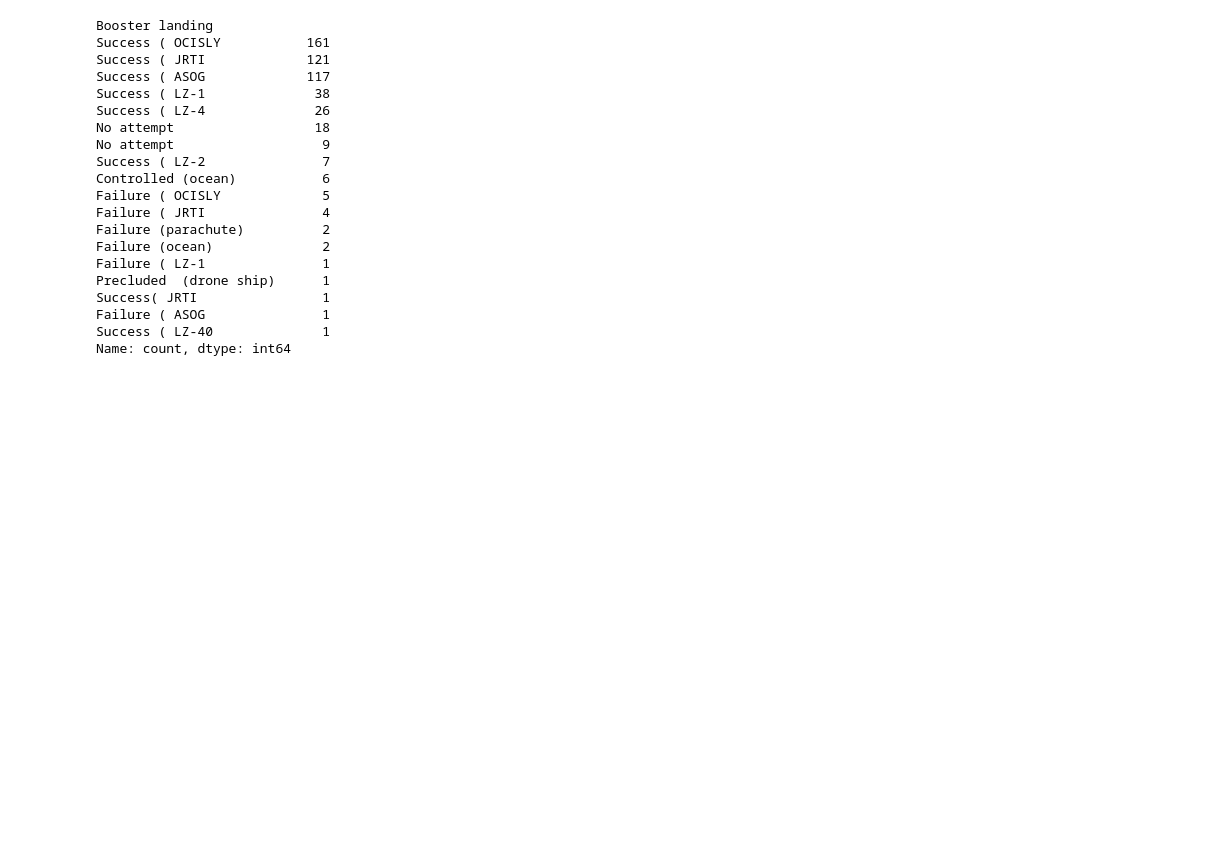
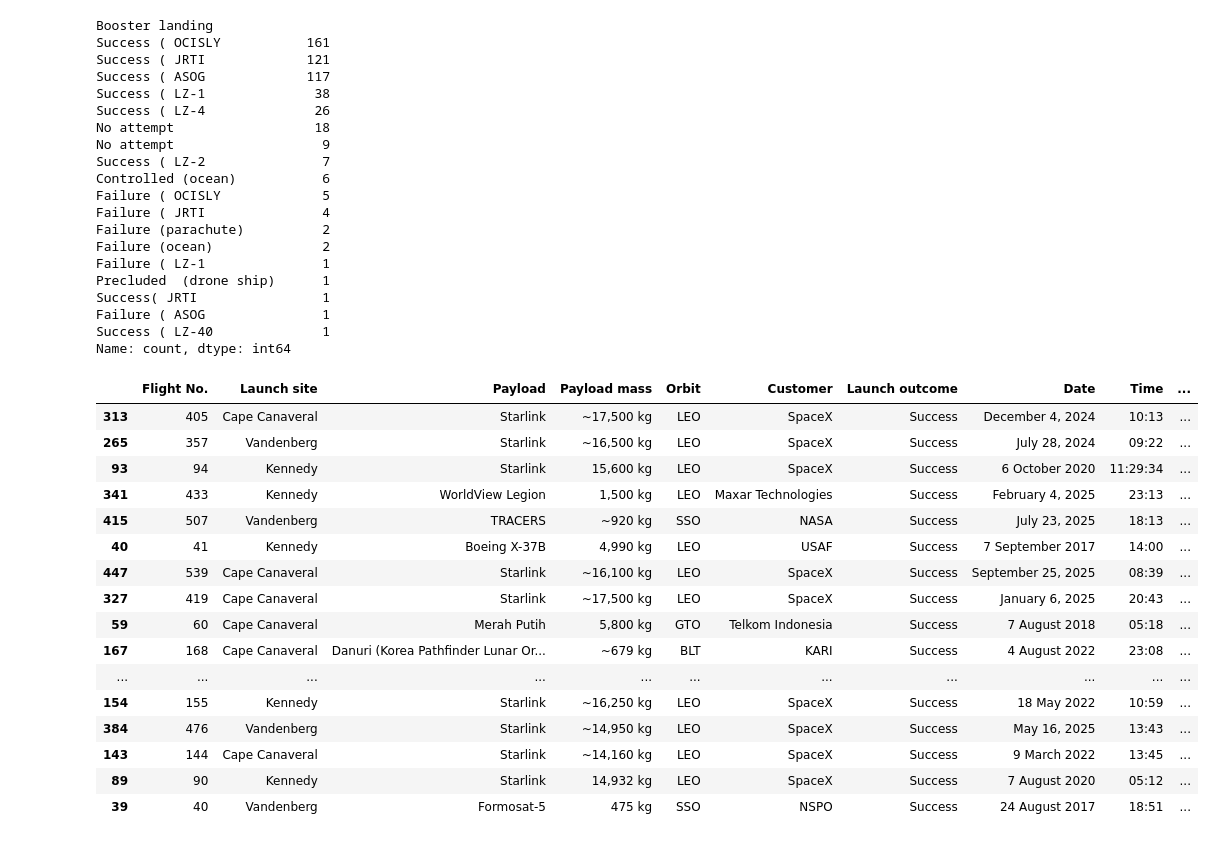
Before and after one commit to Miller130s/Space-Launch, a Jupyter notebook: scratch.ipynb, the cells around one changed output. Saved outputs shown, nothing was run; the diff lists cells and outputs as text; code cells hidden in the pictures; blank space fills up the shorter version.

```diff
--- a/scratch.ipynb
+++ b/scratch.ipynb
@@ -101,3 +101,37 @@ Success( JRTI                1
 Failure ( ASOG               1
 Success ( LZ‑40              1
 Name: count, dtype: int64
+# %%
+heavy_df["site_flag"] = None
+
+# Cape = 1
+heavy_df.loc[
+    heavy_df["Launch site"].str.contains("Cape Canaveral|Kennedy", case=False, na=False),
+    "site_flag"
+] = 1
+
+# Vandenberg = 0
+heavy_df.loc[
+    heavy_df["Launch site"].str.contains("Vandenberg", case=False, na=False),
+    "site_flag"
+] = 0
+# %%
+heavy_df.sample(50)
+# %% [output]
+|  | Flight No. | Launch site | Payload | Payload mass | Orbit | Customer | Launch outcome | Date | Time | ... |
+| 313 | 405 | Cape Canaveral | Starlink | ~17,500 kg | LEO | SpaceX | Success | December 4, 2024 | 10:13 | ... |
+| 265 | 357 | Vandenberg | Starlink | ~16,500 kg | LEO | SpaceX | Success | July 28, 2024 | 09:22 | ... |
+| 93 | 94 | Kennedy | Starlink | 15,600 kg | LEO | SpaceX | Success | 6 October 2020 | 11:29:34 | ... |
+| 341 | 433 | Kennedy | WorldView Legion | 1,500 kg | LEO | Maxar Technologies | Success | February 4, 2025 | 23:13 | ... |
+| 415 | 507 | Vandenberg | TRACERS | ~920 kg | SSO | NASA | Success | July 23, 2025 | 18:13 | ... |
+| 40 | 41 | Kennedy | Boeing X-37B | 4,990 kg | LEO | USAF | Success | 7 September 2017 | 14:00 | ... |
+| 447 | 539 | Cape Canaveral | Starlink | ~16,100 kg | LEO | SpaceX | Success | September 25, 2025 | 08:39 | ... |
+| 327 | 419 | Cape Canaveral | Starlink | ~17,500 kg | LEO | SpaceX | Success | January 6, 2025 | 20:43 | ... |
+| 59 | 60 | Cape Canaveral | Merah Putih | 5,800 kg | GTO | Telkom Indonesia | Success | 7 August 2018 | 05:18 | ... |
+| 167 | 168 | Cape Canaveral | Danuri (Korea Pathfinder Lunar Or... | ~679 kg | BLT | KARI | Success | 4 August 2022 | 23:08 | ... |
+| ... | ... | ... | ... | ... | ... | ... | ... | ... | ... | ... |
+| 154 | 155 | Kennedy | Starlink | ~16,250 kg | LEO | SpaceX | Success | 18 May 2022 | 10:59 | ... |
+| 384 | 476 | Vandenberg | Starlink | ~14,950 kg | LEO | SpaceX | Success | May 16, 2025 | 13:43 | ... |
+| 143 | 144 | Cape Canaveral | Starlink | ~14,160 kg | LEO | SpaceX | Success | 9 March 2022 | 13:45 | ... |
+| 89 | 90 | Kennedy | Starlink | 14,932 kg | LEO | SpaceX | Success | 7 August 2020 | 05:12 | ... |
+| 39 | 40 | Vandenberg | Formosat-5 | 475 kg | SSO | NSPO | Success | 24 August 2017 | 18:51 | ... |
```
